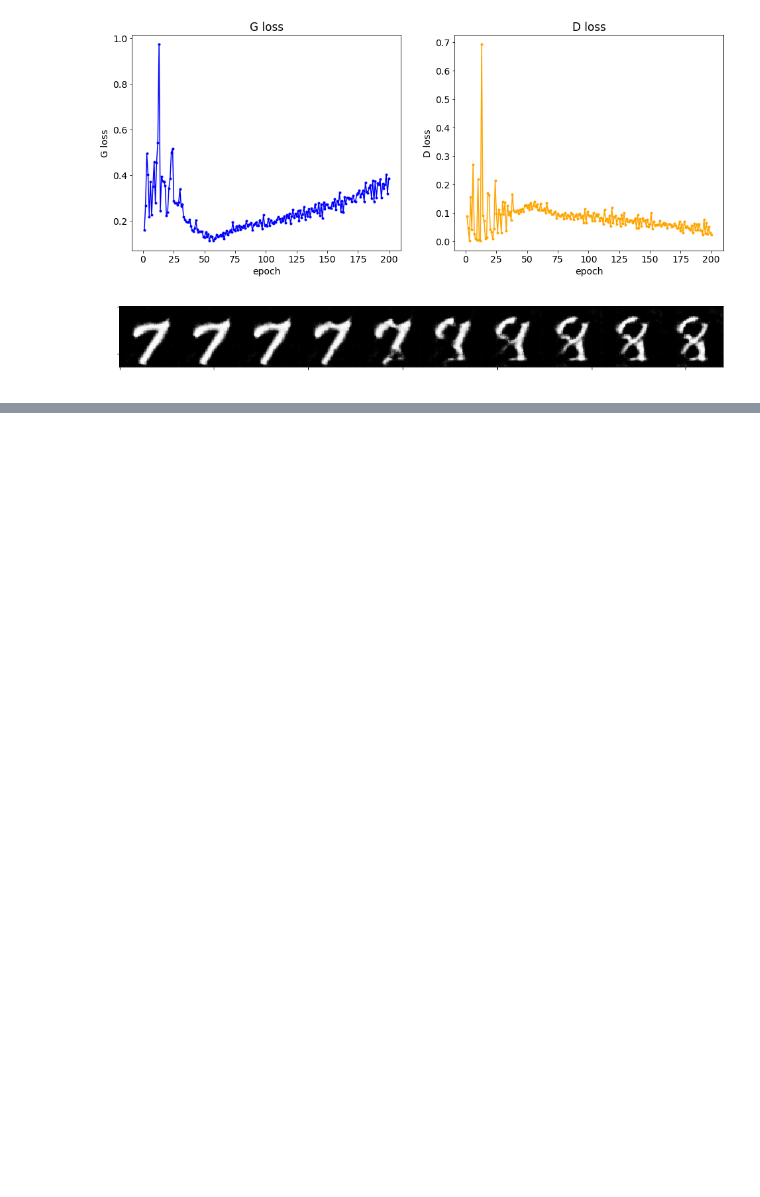
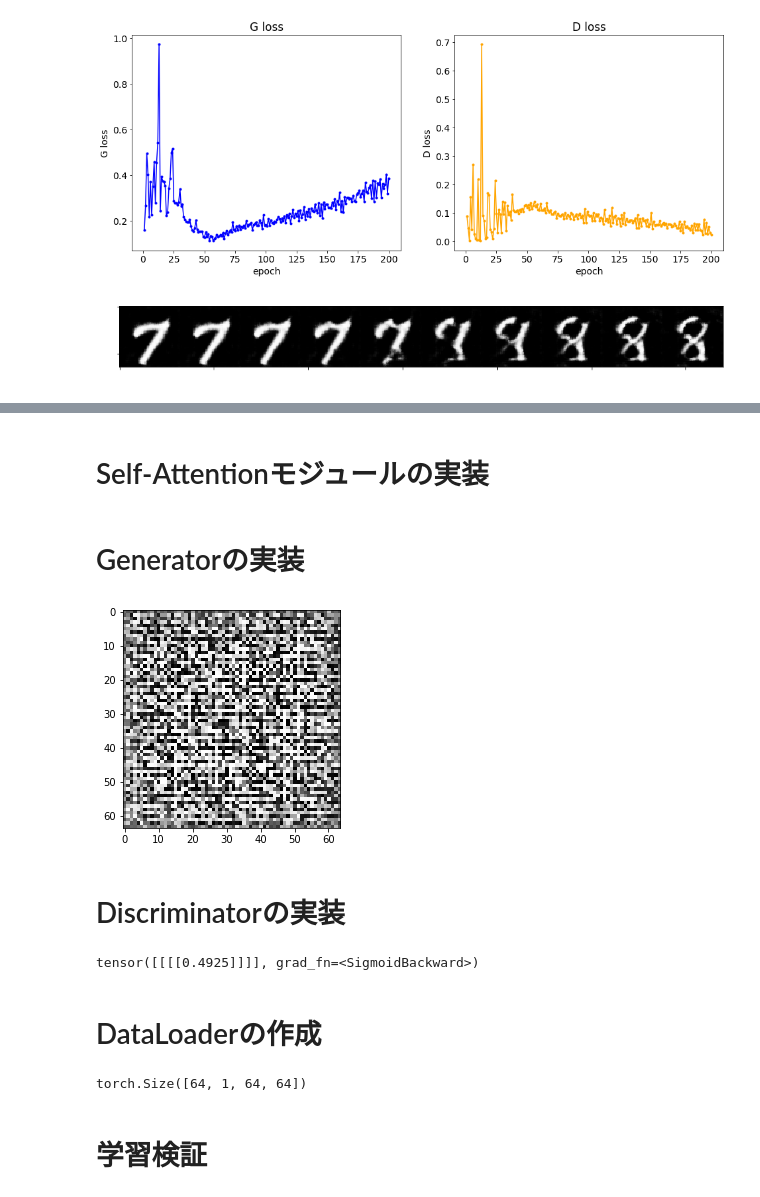
Before and after one commit to nsakki55/tech-notes, a Jupyter notebook: pytorch_advanced/5_gan_generation/ch5.ipynb, the cells around one changed output, grey strips where cells are left out. Saved outputs shown, nothing was run; the diff lists cells and outputs as text; code cells hidden in the pictures; blank space fills up the shorter version.

```diff
--- a/pytorch_advanced/5_gan_generation/ch5.ipynb
+++ b/pytorch_advanced/5_gan_generation/ch5.ipynb
@@ -577,0 +611,2 @@ plt.show()
+# %% [markdown]
+# Self-Attentionモジュールの実装
@@ -577,0 +668,2 @@ plt.show()
+# %% [markdown]
+# Generatorの実装
@@ -577,0 +725,18 @@ plt.show()
+# %%
+G = Generator(z_dim=20, image_size=64)
+
+# 入力する潜在変数
+input_z = torch.randn(1, 20)
+
+input_z = input_z.view(input_z.size(0), input_z.size(1), 1, 1)
+
+# 偽画像を出力
+fake_images, attention_map1, attention_map2 = G(input_z)
+
+img_transformed = fake_images[0][0].detach().numpy()
+plt.imshow(img_transformed, 'gray')
+plt.show()
+# %% [output]
+[figure, added]
+# %% [markdown]
+# Discriminatorの実装
@@ -577,0 +785,44 @@ plt.show()
+# %%
+# 動作確認
+D = Discriminator(z_dim=20, image_size=64)
+
+# 偽画像を生成
+input_z = torch.randn(1, 20)
+input_z = input_z.view(input_z.size(0), input_z.size(1), 1, 1)
+fake_images, _, _ = G(input_z)
+
+# 偽画像をDに入力
+d_out, attention_map1, attention_map2 = D(fake_images)
+
+# 出力d_outにSigmoidをかけて0から1に変換
+print(nn.Sigmoid()(d_out))
+# %% [output]
+tensor([[[[0.4925]]]], grad_fn=<SigmoidBackward>)
+# %% [markdown]
+# DataLoaderの作成
+# %%
+# DataLoaderの作成と動作確認
+
+# ファイルリストを作成
+train_img_list=make_datapath_list()
+
+# Datasetを作成
+mean = (0.5,)
+std = (0.5,)
+train_dataset = GAN_Img_Dataset(
+    file_list=train_img_list, transform=ImageTransform(mean, std))
+
+# DataLoaderを作成
+batch_size = 64
+
+train_dataloader = torch.utils.data.DataLoader(
+    train_dataset, batch_size=batch_size, shuffle=True)
+
+# 動作の確認
+batch_iterator = iter(train_dataloader)  # イテレータに変換
+imges = next(batch_iterator)  # 1番目の要素を取り出す
+print(imges.size())  # torch.Size([64, 1, 64, 64])
+# %% [output]
+torch.Size([64, 1, 64, 64])
+# %% [markdown]
+# 学習検証
```
Also changed, not shown: parts of 12 cells of this notebook, 1 other file.
